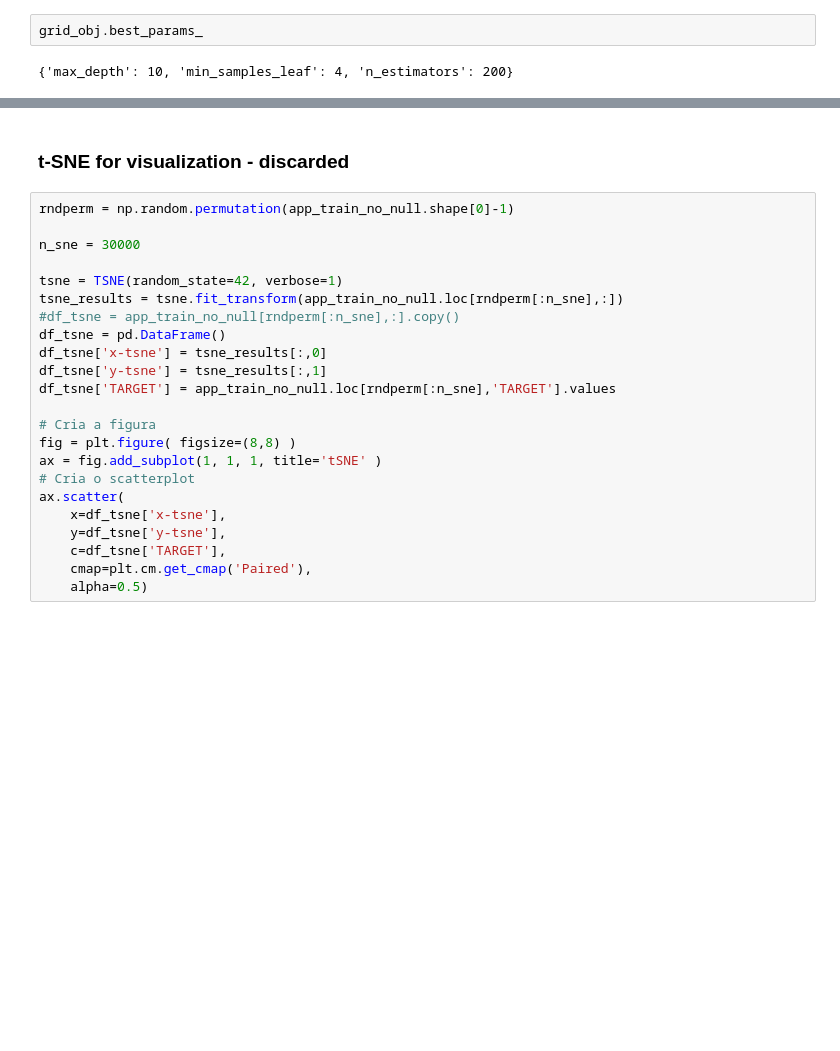
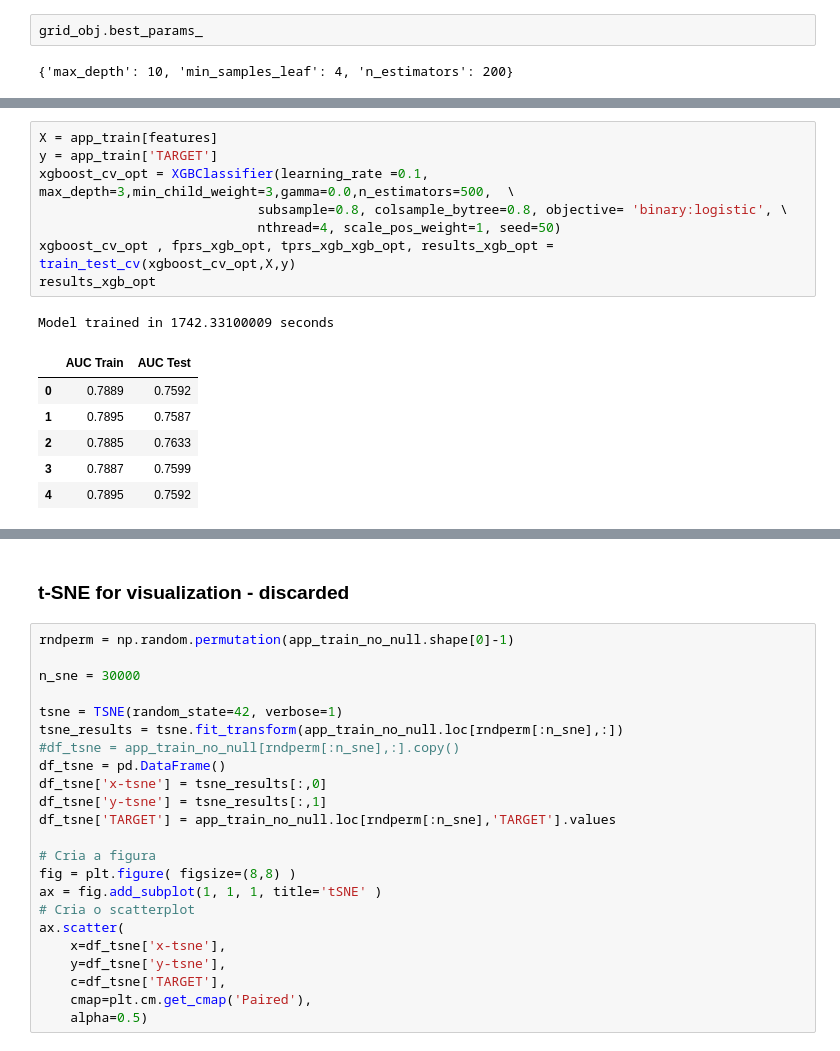
Before and after one commit to bodias/machine-learning, a Jupyter notebook: projects/capstone/home_credit/capstone_report.ipynb, the cells around one changed output, grey strips where cells are left out. Cells and saved outputs as stored; diff of their text form; blank space fills up the shorter version.

```diff
--- a/projects/capstone/home_credit/capstone_report.ipynb
+++ b/projects/capstone/home_credit/capstone_report.ipynb
@@ -882,0 +875,16 @@ result[result[0]==1]
+# %%
+X = app_train[features]
+y = app_train['TARGET']
+xgboost_cv_opt = XGBClassifier(learning_rate =0.1, max_depth=3,min_child_weight=3,gamma=0.0,n_estimators=500,  \
+                            subsample=0.8, colsample_bytree=0.8, objective= 'binary:logistic', \
+                            nthread=4, scale_pos_weight=1, seed=50)
+xgboost_cv_opt , fprs_xgb_opt, tprs_xgb_xgb_opt, results_xgb_opt = train_test_cv(xgboost_cv_opt,X,y)
+results_xgb_opt
+# %% [output]
+Model trained in 1742.33100009 seconds
+|  | AUC Train | AUC Test |
+| 0 | 0.7889 | 0.7592 |
+| 1 | 0.7895 | 0.7587 |
+| 2 | 0.7885 | 0.7633 |
+| 3 | 0.7887 | 0.7599 |
+| 4 | 0.7895 | 0.7592 |
```
Also changed, not shown: parts of 34 cells of this notebook, 2 other files.
